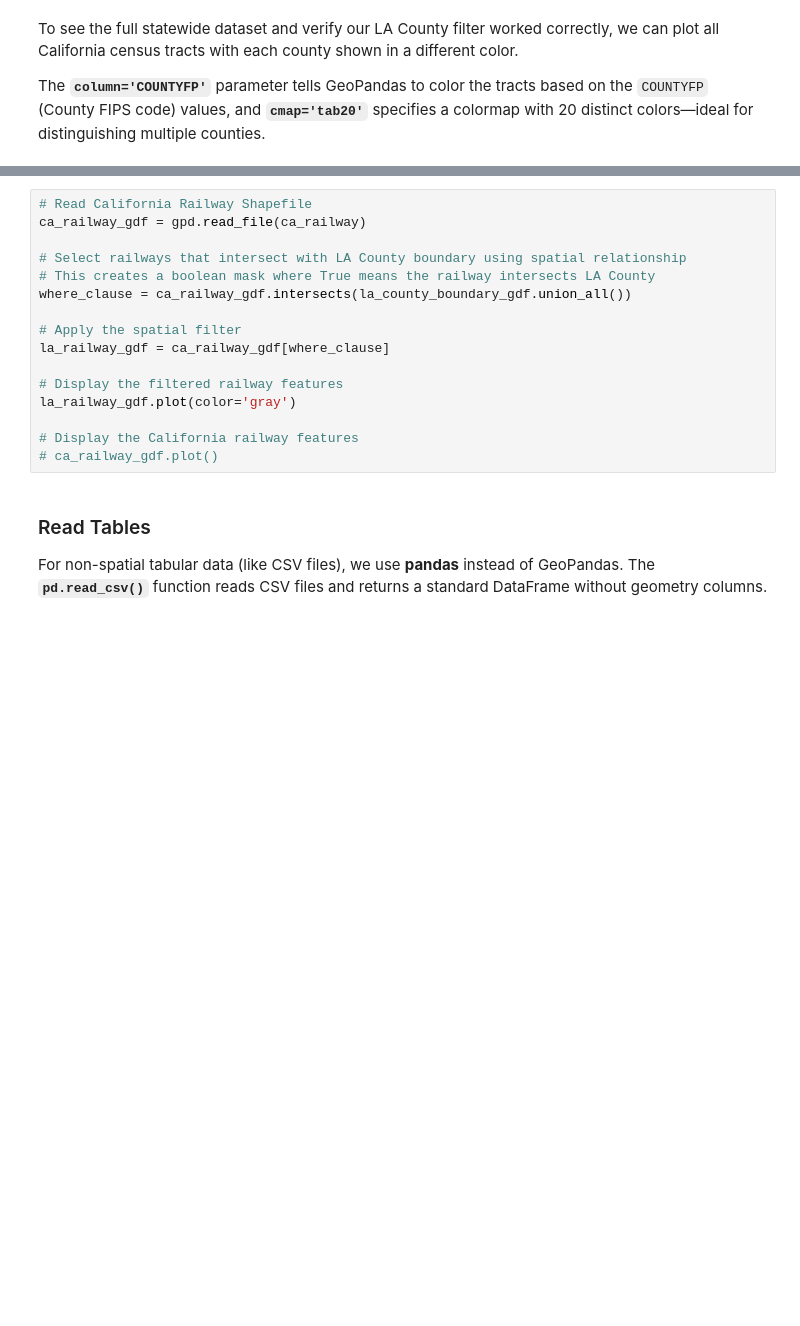
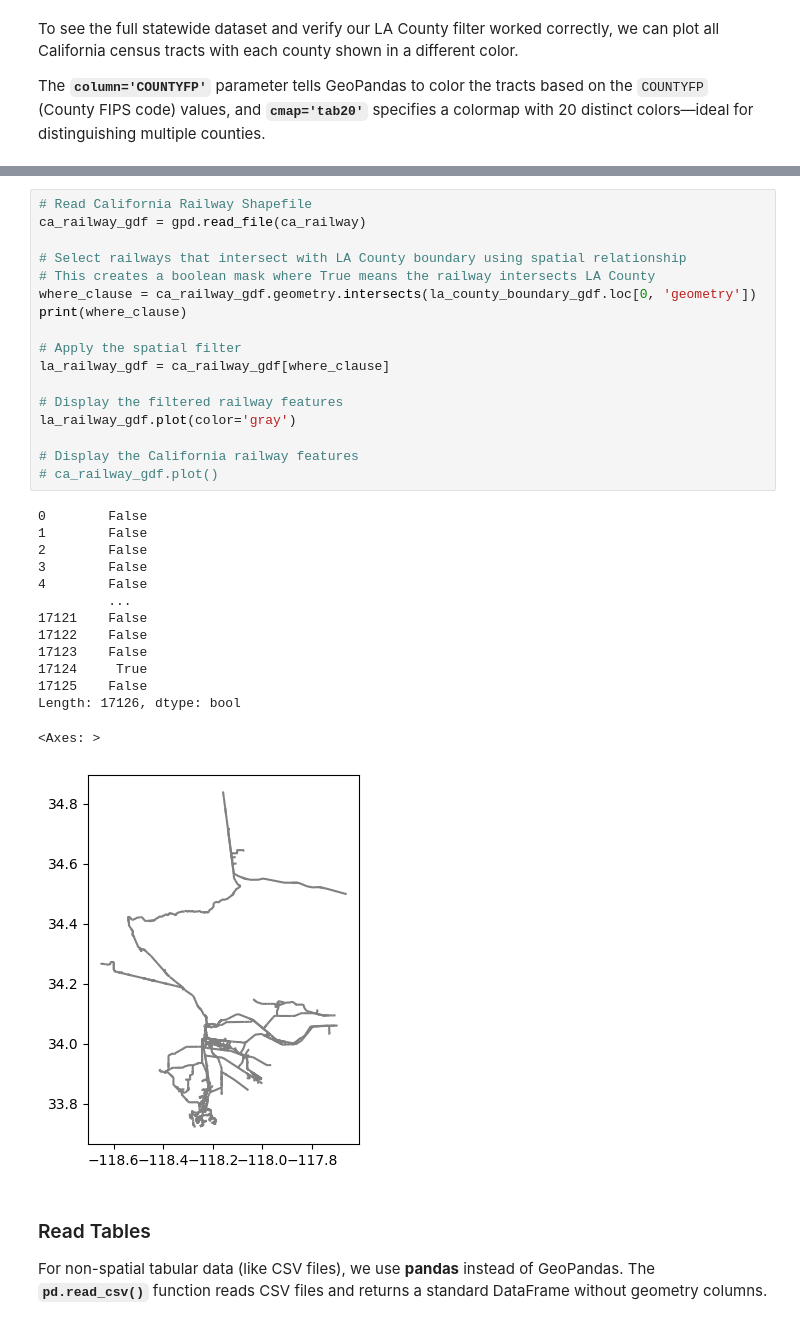
Before and after one commit to jingxuehan0707/ccgt-workshop-opensr-gis, a Jupyter notebook: open-source-gis-with-python.ipynb, the cells around one changed output, grey strips where cells are left out. Drawn from its saved outputs; the diff is of its cells as text; blank space fills up the shorter version.

```diff
--- a/open-source-gis-with-python.ipynb
+++ b/open-source-gis-with-python.ipynb
@@ -247,19 +418,35 @@ We use **`.union_all()`** to combine all geometries in the boundary GeoDataFrame
 # %%
 # Read California Railway Shapefile
 ca_railway_gdf = gpd.read_file(ca_railway)
 
 # Select railways that intersect with LA County boundary using spatial relationship
 # This creates a boolean mask where True means the railway intersects LA County
-where_clause = ca_railway_gdf.intersects(la_county_boundary_gdf.union_all())
+where_clause = ca_railway_gdf.geometry.intersects(la_county_boundary_gdf.loc[0, 'geometry'])
+print(where_clause)
 
 # Apply the spatial filter
 la_railway_gdf = ca_railway_gdf[where_clause]
 
 # Display the filtered railway features
 la_railway_gdf.plot(color='gray')
 
 # Display the California railway features
 # ca_railway_gdf.plot()
+# %% [output]
+0        False
+1        False
+2        False
+3        False
+4        False
+         ...
+17121    False
+17122    False
+17123    False
+17124     True
+17125    False
+Length: 17126, dtype: bool
+<Axes: >
+[figure, added]
 # %% [markdown]
 ### Read Tables
 
```
Also changed, not shown: parts of 40 cells of this notebook, 3 other files.
